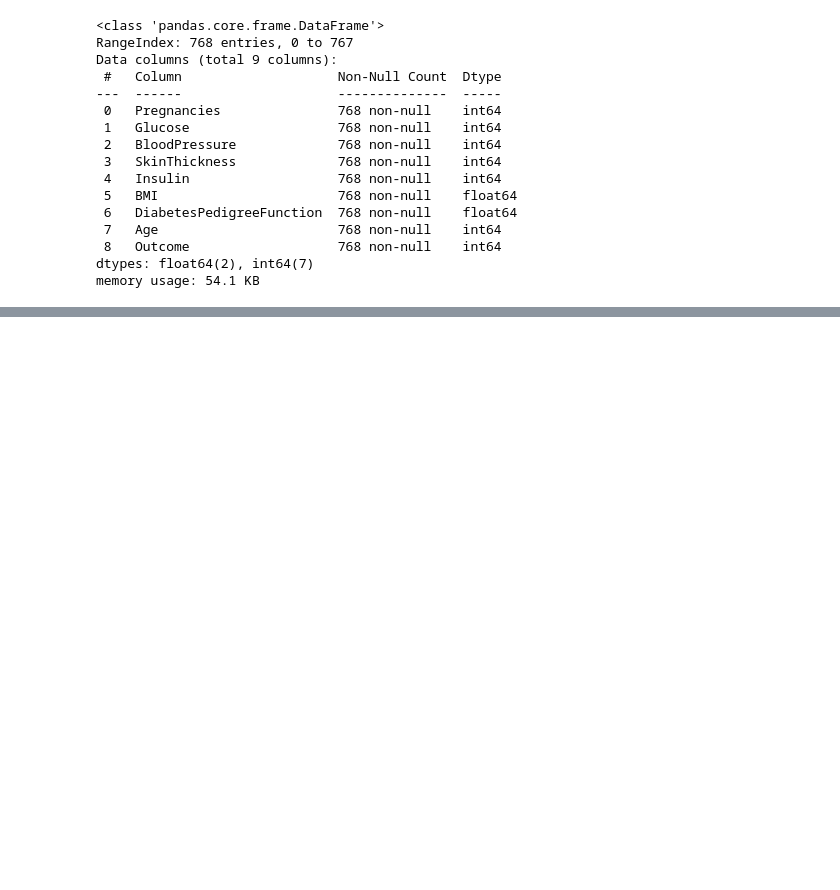
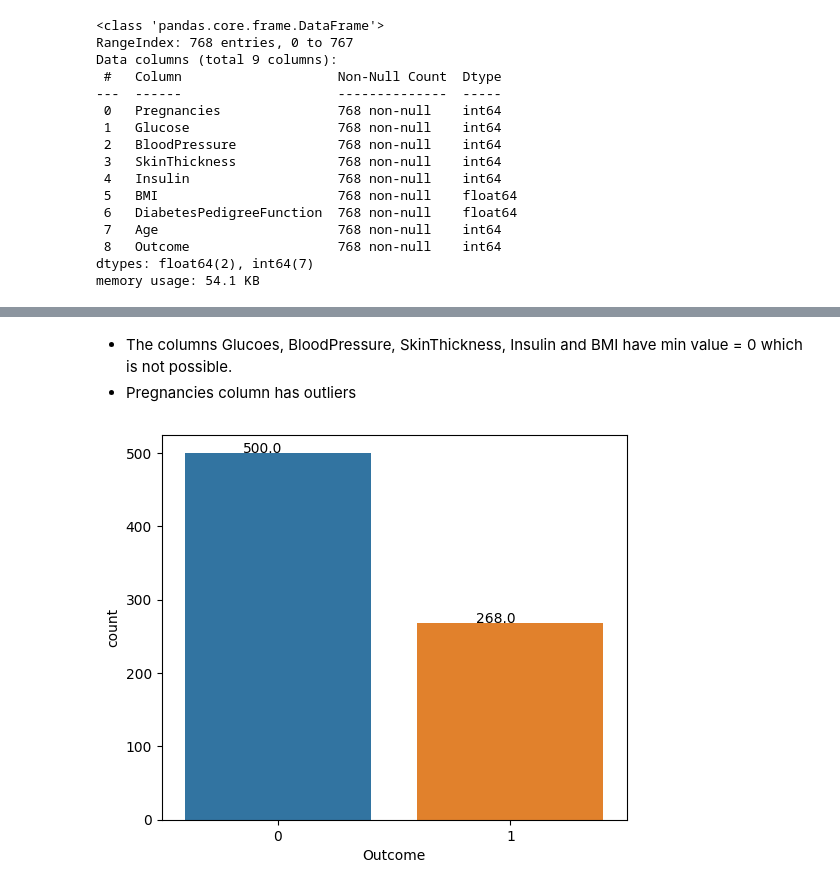
Before and after one commit to mubarakmayyeri/diabetes-classification, a Jupyter notebook: diabetes_prediction.ipynb, the cells around one changed output, grey strips where cells are left out. Drawn from its saved outputs; the diff is of its cells as text; code cells hidden in the pictures; blank space fills up the shorter version.

```diff
--- a/diabetes_prediction.ipynb
+++ b/diabetes_prediction.ipynb
@@ -46,0 +63,14 @@ memory usage: 54.1 KB
+# %% [markdown]
+* The columns Glucoes, BloodPressure, SkinThickness, Insulin and BMI have min value = 0 which is not possible.
+* Pregnancies column has outliers
+# %%
+#visualizing target
+plt.figure(figsize=(6,5))
+
+ax = sns.countplot(x=df['Outcome'], data=df)
+for p in ax.patches:
+   ax.annotate('{:.1f}'.format(p.get_height()), (p.get_x()+0.25, p.get_height()+0.01))
+
+plt.show()
+# %% [output]
+[figure, added]
```
Also changed, not shown: parts of 9 cells of this notebook.
